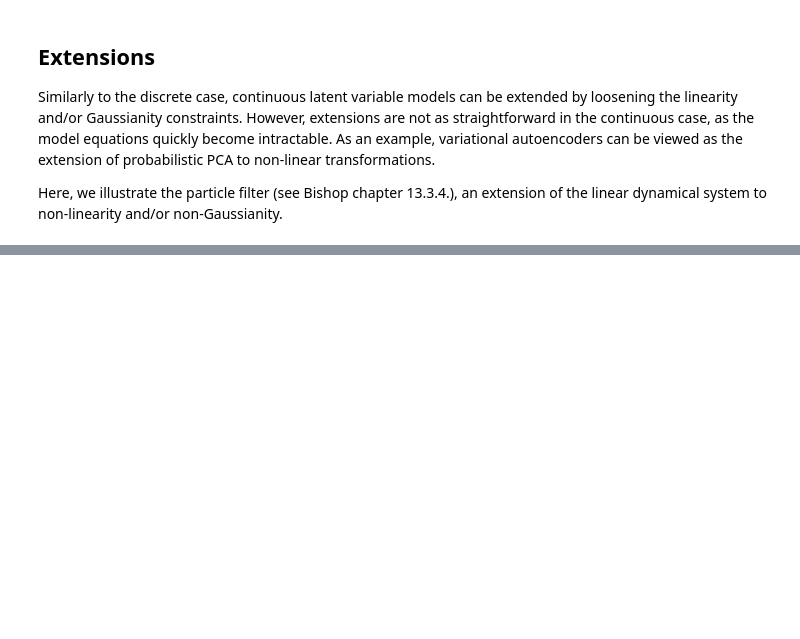
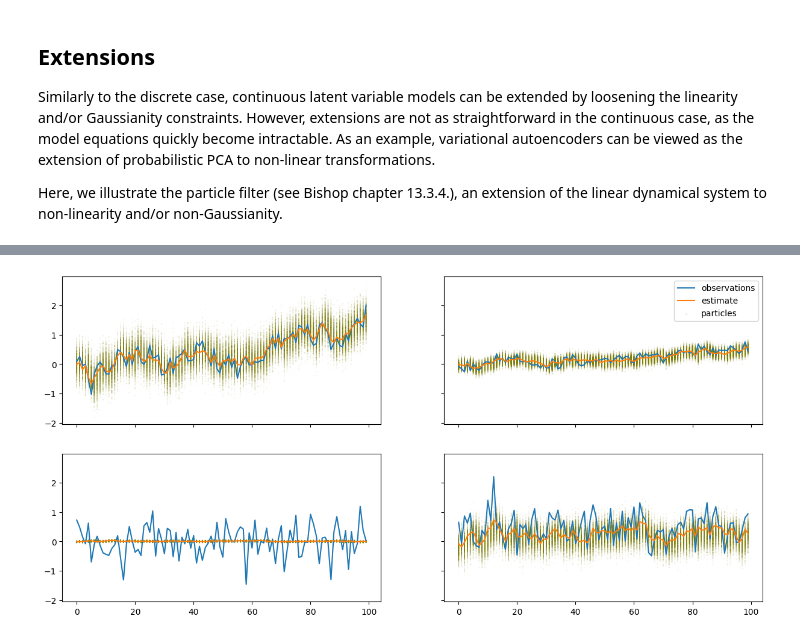
Before and after one commit to brdav/simple_latent, a Jupyter notebook: 02-continuous_latent_variables.ipynb, the cells around one changed output, grey strips where cells are left out. Drawn from its saved outputs; the diff is of its cells as text; code cells hidden in the pictures; blank space fills up the shorter version.

Commit message:
update particle filter

```diff
--- a/02-continuous_latent_variables.ipynb
+++ b/02-continuous_latent_variables.ipynb
@@ -233,0 +195,46 @@ plt.show()
+# %%
+# number of particles
+L=1000
+
+# for simplicity we use the same model as in the LDS,
+# however for the particle filter we could also choose
+# non-linear and/or non-Gaussian models
+M, C, Sigma, A, Gamma, mu0, P0 = lds.M, lds.C, lds.Sigma, lds.A, lds.Gamma, lds.mu0, lds.P0
+
+mu = []
+particles = []
+weights = []
+z_prev = np.random.multivariate_normal(mu0, P0, L)
+w_prev = np.ones(L) / L
+for x_n in X_test:
+    # draw L samples from p(z_n | X_{n-1}) (Eq. (13.119)):
+    # 1. resample with weights w_prev
+    zl = z_prev[np.random.choice(L, L, p=w_prev)]
+    # 2. state transition
+    z_n = zl @ A.T + np.random.multivariate_normal(np.zeros(M), Gamma, L)
+    # evaluate the weights w_n^(l) using emission density
+    log_w_n = Gaussian(z_n @ C.T, Sigma).log_pdf(x_n)
+    log_w_n -= logsumexp(log_w_n)  # Eq. (13.118)
+    w_n = np.exp(log_w_n)
+    mu.append(np.average(z_n, axis=0, weights=w_n))  # Eq. (13.117)
+    particles.append(z_n)
+    weights.append(w_n)
+    z_prev, w_prev = z_n, w_n
+mu = np.asarray(mu)
+particles = np.asarray(particles)
+weights = np.asarray(weights)
+
+# remap from latent to observation
+mean = mu @ C.T
+pp = particles @ C.T
+
+fig, ax = plt.subplots(2, 2, figsize=(15, 7), sharex=True, sharey=True)
+x_grid = np.arange(len(mean))
+for i in range(4):
+    row, col = divmod(i, 2)
+    ax[row, col].plot(X_test[:, i], label="observations")
+    ax[row, col].plot(mean[:, i], label="estimate")
+    ax[row, col].scatter(np.tile(x_grid, (1, L)).ravel(), pp[:, :, i].T, s=weights * 50, alpha=0.15, label="particles", c='olive')
+ax[0, 1].legend();
+# %% [output]
+[figure, added]
```
Also changed, not shown: parts of 3 cells of this notebook.
